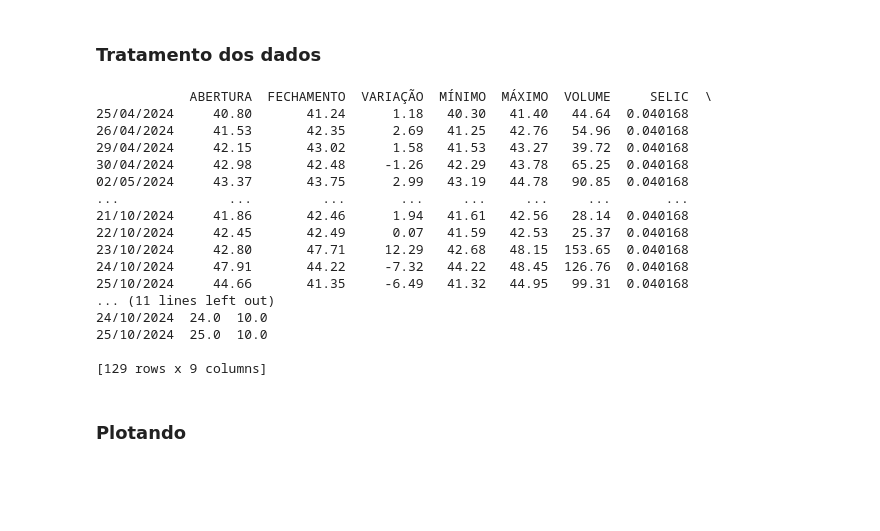
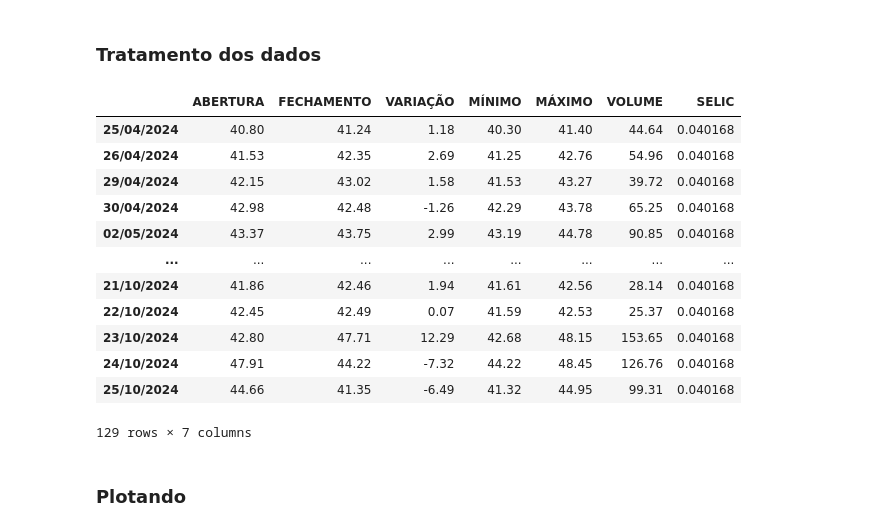
Before and after one commit to Diogo-NB/stock-exchange-mlp-predictions, a Jupyter notebook: stock_exchange_mlp_predictions.ipynb, the cells around one changed output. Saved outputs shown, nothing was run; the diff lists cells and outputs as text; code cells hidden in the pictures; blank space fills up the shorter version.

```diff
--- a/stock_exchange_mlp_predictions.ipynb
+++ b/stock_exchange_mlp_predictions.ipynb
@@ -49,36 +49,28 @@ DATA
 # %%
 df_selic.rename(columns={'valor': 'SELIC'}, inplace=True)
 df_selic['SELIC'] = df_selic['SELIC']
 
 df_stocks['VOLUME'] = df_stocks['VOLUME'].str.replace('M', '').str.replace(',', '.').astype(np.float64) # Remove 'M' e subtitui ',' por '.' o que possibilita a conversão para float
 
 df = df_stocks.join(df_selic, how='inner') # https://pandas.pydata.org/docs/reference/api/pandas.DataFrame.join.html
 
-dates = df.index.str.split('/')
-df['DIA'] = dates.str[0].astype(np.float64)
-df['MÊS'] = dates.str[1].astype(np.float64)
-
 df = df.iloc[::-1]
 
-print(df)
+df
 # %% [output]
+|  | ABERTURA | FECHAMENTO | VARIAÇÃO | MÍNIMO | MÁXIMO | VOLUME | SELIC |
+| 25/04/2024 | 40.80 | 41.24 | 1.18 | 40.30 | 41.40 | 44.64 | 0.040168 |
+| 26/04/2024 | 41.53 | 42.35 | 2.69 | 41.25 | 42.76 | 54.96 | 0.040168 |
+| 29/04/2024 | 42.15 | 43.02 | 1.58 | 41.53 | 43.27 | 39.72 | 0.040168 |
+| 30/04/2024 | 42.98 | 42.48 | -1.26 | 42.29 | 43.78 | 65.25 | 0.040168 |
+| 02/05/2024 | 43.37 | 43.75 | 2.99 | 43.19 | 44.78 | 90.85 | 0.040168 |
+| ... | ... | ... | ... | ... | ... | ... | ... |
+| 21/10/2024 | 41.86 | 42.46 | 1.94 | 41.61 | 42.56 | 28.14 | 0.040168 |
+| 22/10/2024 | 42.45 | 42.49 | 0.07 | 41.59 | 42.53 | 25.37 | 0.040168 |
+| 23/10/2024 | 42.80 | 47.71 | 12.29 | 42.68 | 48.15 | 153.65 | 0.040168 |
+| 24/10/2024 | 47.91 | 44.22 | -7.32 | 44.22 | 48.45 | 126.76 | 0.040168 |
+| 25/10/2024 | 44.66 | 41.35 | -6.49 | 41.32 | 44.95 | 99.31 | 0.040168 |
-            ABERTURA  FECHAMENTO  VARIAÇÃO  MÍNIMO  MÁXIMO  VOLUME     SELIC  \
-25/04/2024     40.80       41.24      1.18   40.30   41.40   44.64  0.040168
-26/04/2024     41.53       42.35      2.69   41.25   42.76   54.96  0.040168
-29/04/2024     42.15       43.02      1.58   41.53   43.27   39.72  0.040168
-30/04/2024     42.98       42.48     -1.26   42.29   43.78   65.25  0.040168
-02/05/2024     43.37       43.75      2.99   43.19   44.78   90.85  0.040168
-...              ...         ...       ...     ...     ...     ...       ...
-21/10/2024     41.86       42.46      1.94   41.61   42.56   28.14  0.040168
-22/10/2024     42.45       42.49      0.07   41.59   42.53   25.37  0.040168
-23/10/2024     42.80       47.71     12.29   42.68   48.15  153.65  0.040168
-24/10/2024     47.91       44.22     -7.32   44.22   48.45  126.76  0.040168
-25/10/2024     44.66       41.35     -6.49   41.32   44.95   99.31  0.040168
-... (11 lines left out)
-24/10/2024  24.0  10.0
-25/10/2024  25.0  10.0
-
-[129 rows x 9 columns]
+129 rows × 7 columns
 # %% [markdown]
 ### Plotando
 # %%
```
Also changed, not shown: parts of 7 cells of this notebook.
